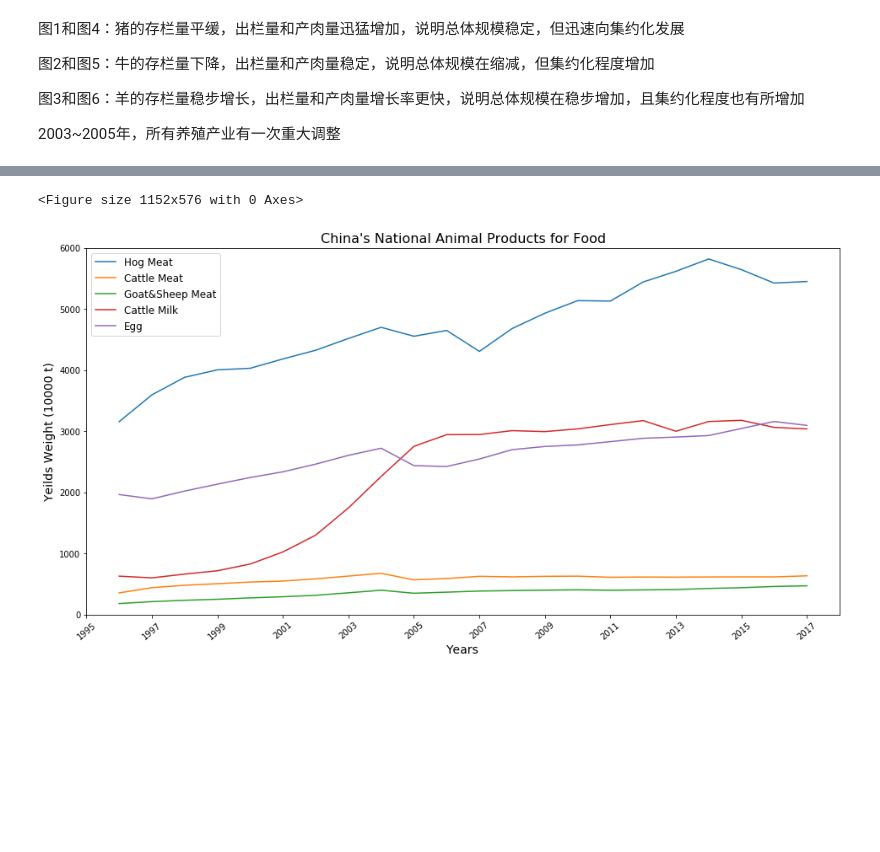
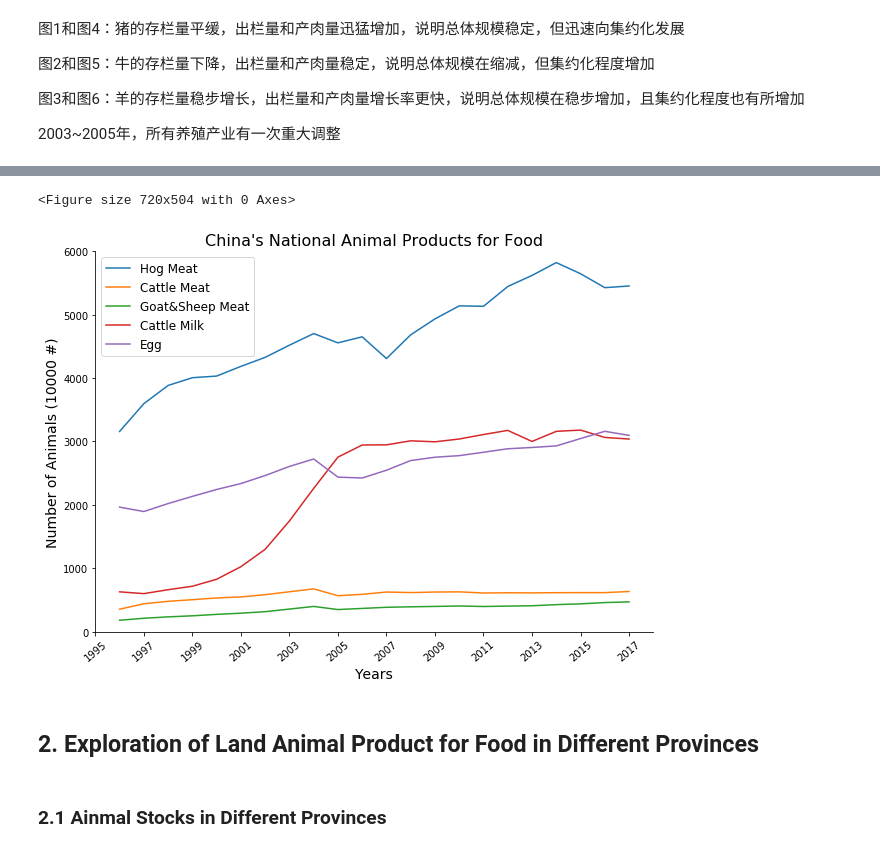
Before and after one commit to meatatlas/datamap2019, a Jupyter notebook: livestock_exploratrion.ipynb, the cells around one changed output, grey strips where cells are left out. Drawn from its saved outputs; the diff is of its cells as text; code cells hidden in the pictures; blank space fills up the shorter version.

```diff
--- a/livestock_exploratrion.ipynb
+++ b/livestock_exploratrion.ipynb
@@ -443,30 +462,31 @@ plt.show()
 # %%
-# create figure
+#---------------------------------------------------------------------------------------------#
+#                   Create a Plot of China's National Animal Products for Food              #
+#---------------------------------------------------------------------------------------------#
 
-fig_size = (16,8)
+fig_size = (10,7)
 tit_size = 16
 lab_size = 14
 leg_size = 12
 tck_size = 12
 
 fig = plt.figure(figsize = fig_size)
 
 # draw data
-ax = df[AY+yeilds][df['AreaName']=='China'].plot(
+ax = df[AY+yields][df['AreaName']=='China'].plot(
     kind='line', x='Year', figsize=fig_size)
+
+plt.title("China's National Animal Products for Food", fontsize=tit_size)
+plt.legend(labels=['Hog Meat','Cattle Meat', 'Goat&Sheep Meat', 'Cattle Milk', 'Egg'], loc='upper left', fontsize=leg_size)
 plt.ylim(0,6000)
 
-plt.title("China's National Animal Products for Food", fontsize=tit_size)
-plt.ylabel('Yeilds Weight (10000 t)', fontsize=lab_size)
-plt.xlabel('Years', fontsize=lab_size)
-plt.legend(labels=['Hog Meat','Cattle Meat', 'Goat&Sheep Meat', 'Cattle Milk', 'Egg'], loc='upper left', fontsize=leg_size)
-
-xlabels = range(1995,year_now,2)
-ax.set_xticks(xlabels)
-ax.set_xticklabels(xlabels, rotation=40, ha='center')
-ax.set_xlim(1995,year_now-1)
+setX_years(ax)
+setYlab_num(ax)
+setSpi_LB(ax)
 
 plt.show()
 # %% [output]
-<Figure size 1152x576 with 0 Axes>
+<Figure size 720x504 with 0 Axes>
-[figure, old version]
+[figure, new version]
+# %% [markdown]
+## 2. Exploration of Land Animal Product for Food in Different Provinces
@@ -472,0 +518,2 @@ plt.show()
+# %% [markdown]
+### 2.1 Ainmal Stocks in Different Provinces
```
Also changed, not shown: parts of 38 cells of this notebook, 4 other files.
